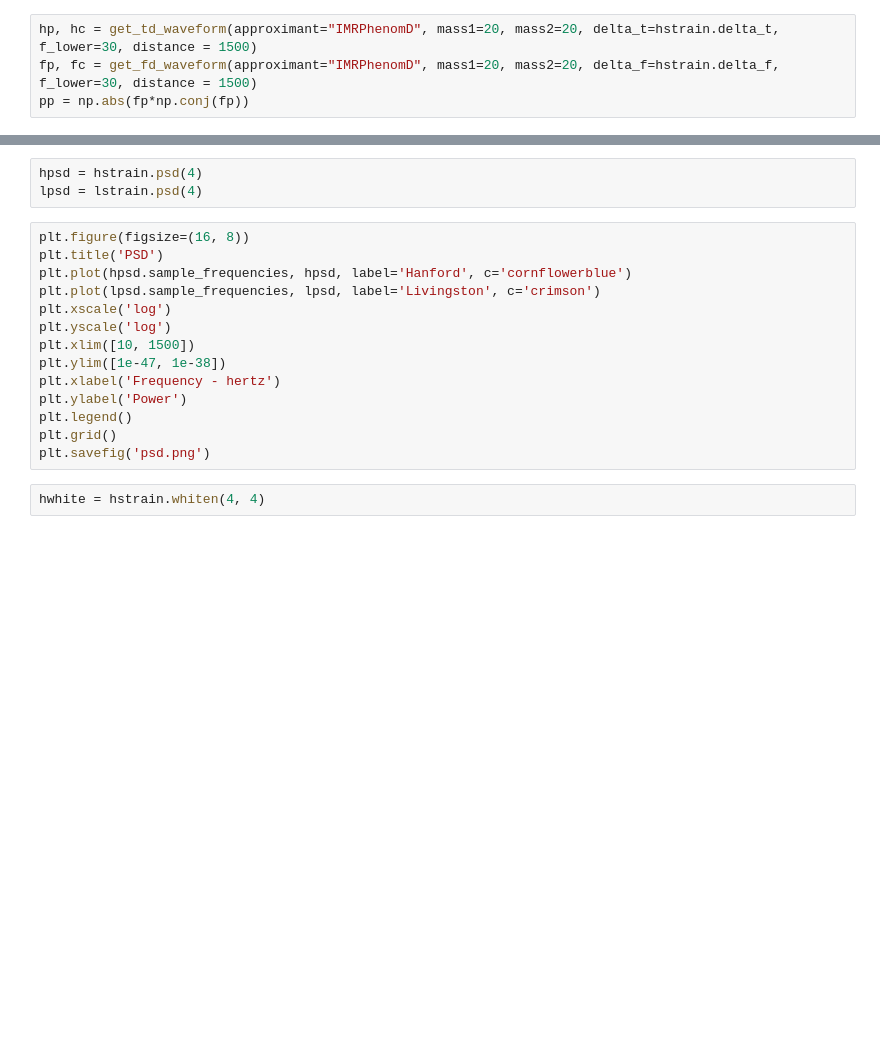
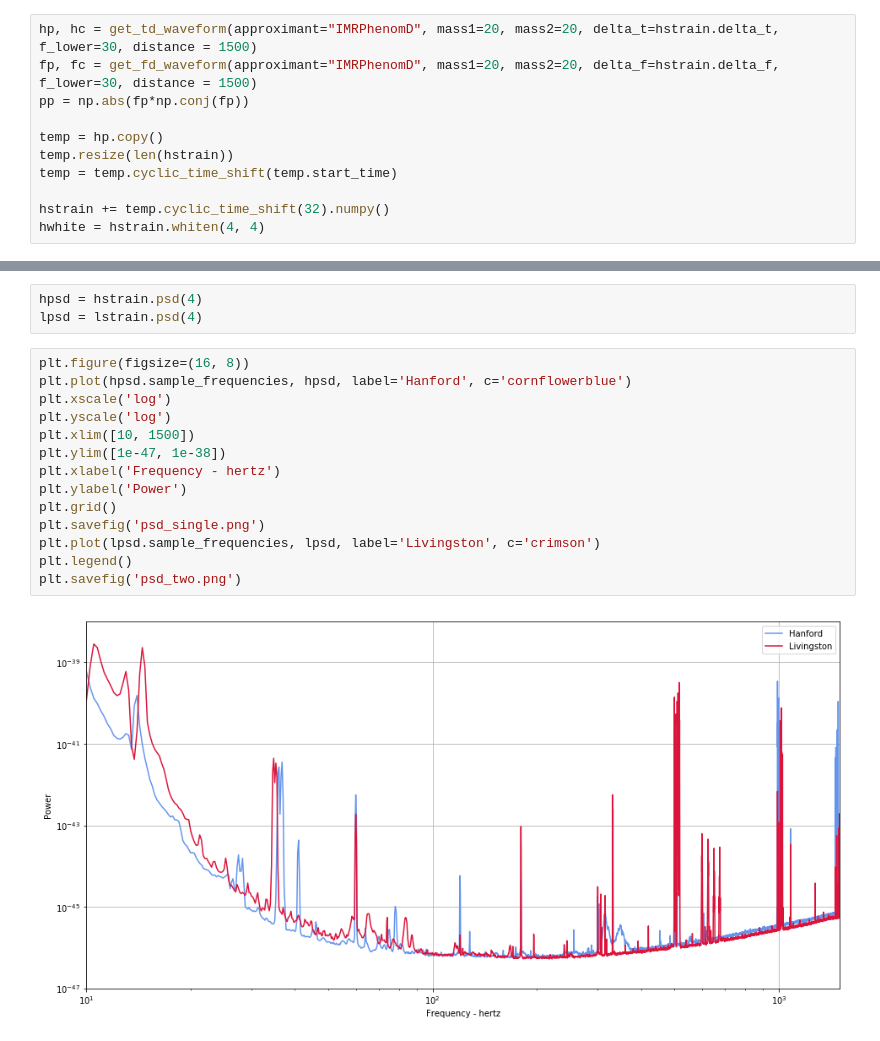
Before and after one commit to connor-mcisaac/gw_test, a Jupyter notebook: PyCBC/make_plots.ipynb, the cells around one changed output, grey strips where cells are left out. Drawn from its saved outputs; the diff is of its cells as text; blank space fills up the shorter version.

Commit message:
made plots

```diff
--- a/PyCBC/make_plots.ipynb
+++ b/PyCBC/make_plots.ipynb
@@ -16,6 +16,13 @@ lstrain = frame.read_frame('../Data/L-L1_LOSC_4_V1-1126076416-4096.gwf', 'L1:LOS
 hp, hc = get_td_waveform(approximant="IMRPhenomD", mass1=20, mass2=20, delta_t=hstrain.delta_t, f_lower=30, distance = 1500)
 fp, fc = get_fd_waveform(approximant="IMRPhenomD", mass1=20, mass2=20, delta_f=hstrain.delta_f, f_lower=30, distance = 1500)
 pp = np.abs(fp*np.conj(fp))
+
+temp = hp.copy()
+temp.resize(len(hstrain))
+temp = temp.cyclic_time_shift(temp.start_time)
+
+hstrain += temp.cyclic_time_shift(32).numpy()
+hwhite = hstrain.whiten(4, 4)
 # %%
 plt.figure(figsize=(16, 8))
 plt.plot(hp.sample_times, hp)
@@ -36,19 +46,19 @@ hpsd = hstrain.psd(4)
 lpsd = lstrain.psd(4)
 # %%
 plt.figure(figsize=(16, 8))
-plt.title('PSD')
 plt.plot(hpsd.sample_frequencies, hpsd, label='Hanford', c='cornflowerblue')
-plt.plot(lpsd.sample_frequencies, lpsd, label='Livingston', c='crimson')
 plt.xscale('log')
 plt.yscale('log')
 plt.xlim([10, 1500])
 plt.ylim([1e-47, 1e-38])
 plt.xlabel('Frequency - hertz')
 plt.ylabel('Power')
+plt.grid()
+plt.savefig('psd_single.png')
+plt.plot(lpsd.sample_frequencies, lpsd, label='Livingston', c='crimson')
 plt.legend()
-plt.grid()
-plt.savefig('psd.png')
+plt.savefig('psd_two.png')
+# %% [output]
+[figure, added]
-# %%
-hwhite = hstrain.whiten(4, 4)
 # %%
 plt.figure(figsize=(16, 8))
```
Also changed, not shown: parts of 14 cells of this notebook, 17 other files.
